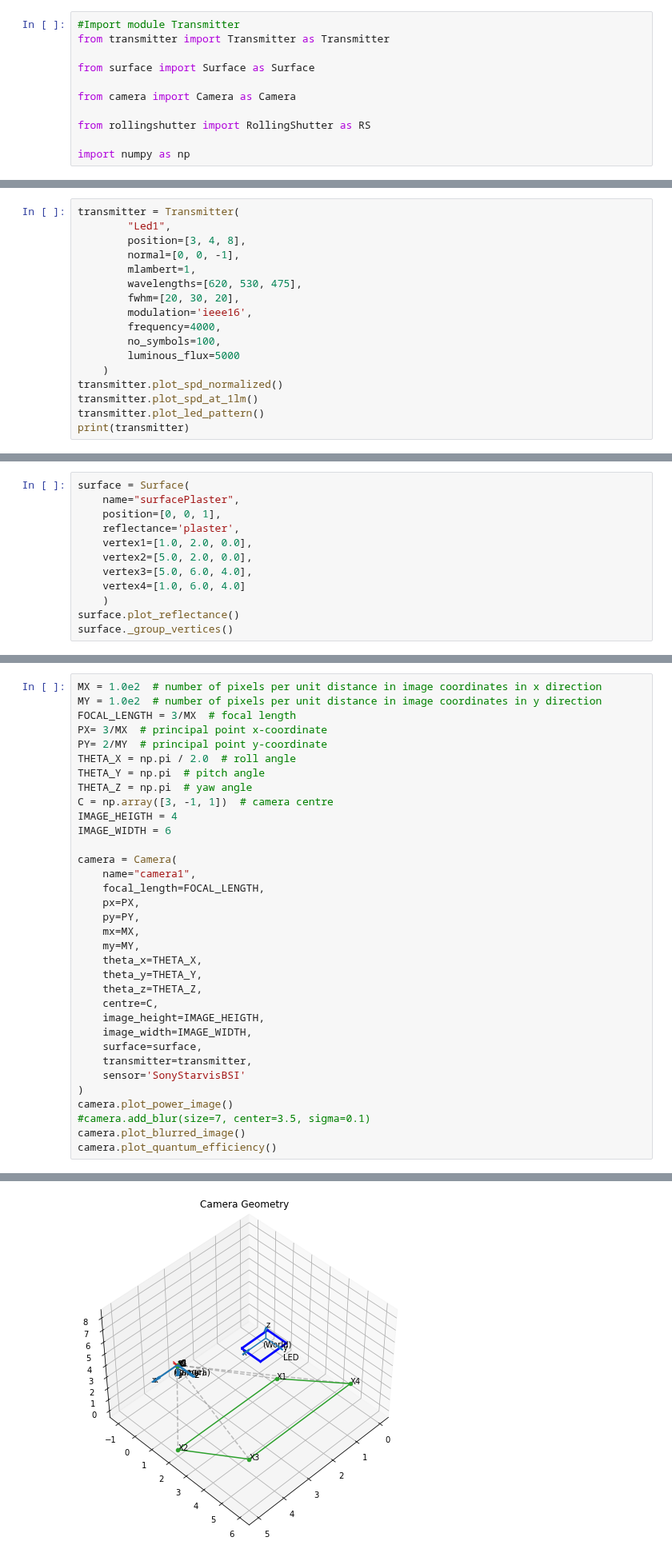
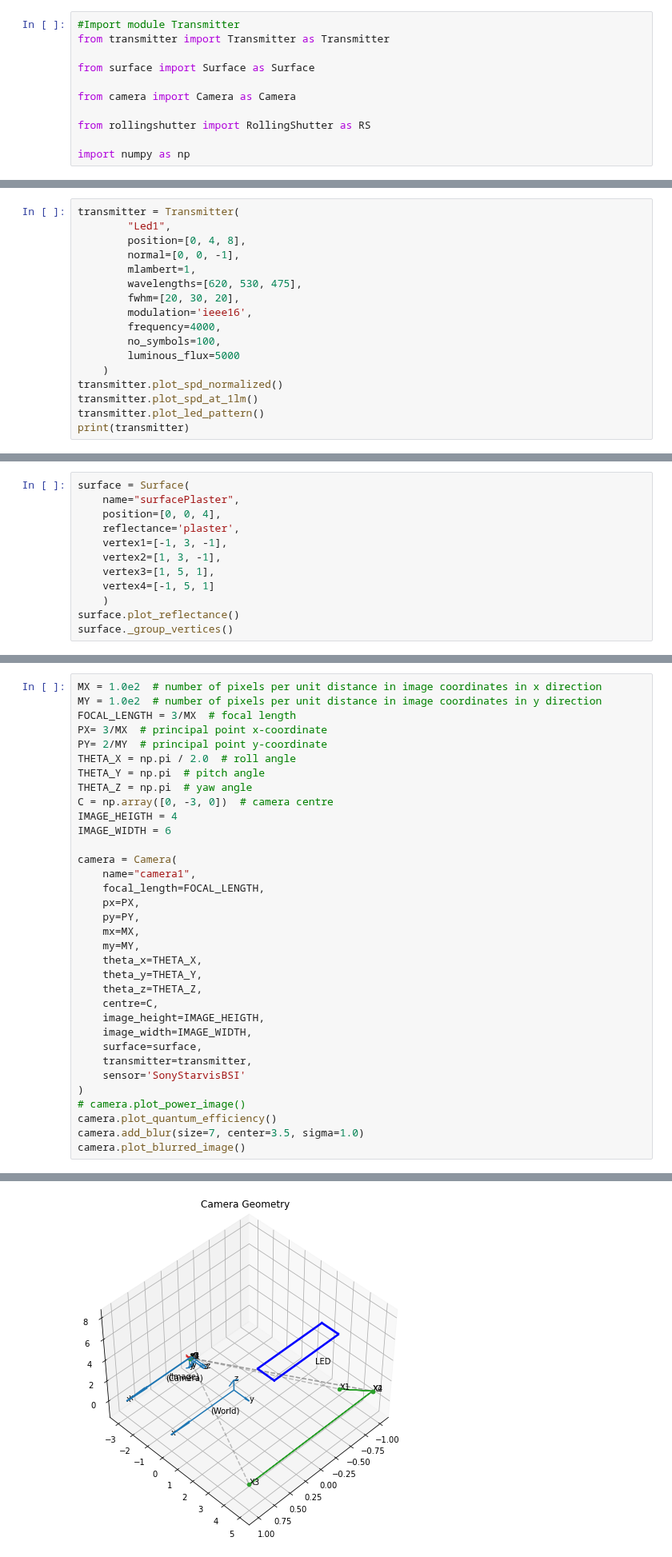
Before and after one commit to jufgutierrezgo/rs-vlc-model, a Jupyter notebook: rs-vlc-simulation.ipynb, the cells around one changed output, grey strips where cells are left out. Shown at 80% size. Cells and saved outputs as stored; diff of their text form.

```diff
--- a/rs-vlc-simulation.ipynb
+++ b/rs-vlc-simulation.ipynb
@@ -18,7 +18,7 @@ The trasmitter is defined as a Trasmitter type object from eight input parameter
 # %%
 transmitter = Transmitter(
         "Led1",
-        position=[3, 4, 8],
+        position=[0, 4, 8],
         normal=[0, 0, -1],
         mlambert=1,
         wavelengths=[620, 530, 475],
@@ -57,12 +57,12 @@ The surface is defined from eight imputs parametes
 # %%
 surface = Surface(
     name="surfacePlaster",
-    position=[0, 0, 1],
+    position=[0, 0, 4],
     reflectance='plaster',
-    vertex1=[1.0, 2.0, 0.0],
-    vertex2=[5.0, 2.0, 0.0],
-    vertex3=[5.0, 6.0, 4.0],
-    vertex4=[1.0, 6.0, 4.0]
+    vertex1=[-1, 3, -1],
+    vertex2=[1, 3, -1],
+    vertex3=[1, 5, 1],
+    vertex4=[-1, 5, 1]
     )
 surface.plot_reflectance()
 surface._group_vertices()
@@ -79,7 +79,7 @@ PY= 2/MY  # principal point y-coordinate
 THETA_X = np.pi / 2.0  # roll angle
 THETA_Y = np.pi  # pitch angle
 THETA_Z = np.pi  # yaw angle
-C = np.array([3, -1, 1])  # camera centre
+C = np.array([0, -3, 0])  # camera centre
 IMAGE_HEIGTH = 4
 IMAGE_WIDTH = 6
 
@@ -100,10 +100,10 @@ camera = Camera(
     transmitter=transmitter,
     sensor='SonyStarvisBSI'
 )
-camera.plot_power_image()
-#camera.add_blur(size=7, center=3.5, sigma=0.1)
+# camera.plot_power_image()
+camera.plot_quantum_efficiency()
+camera.add_blur(size=7, center=3.5, sigma=1.0)
 camera.plot_blurred_image()
-camera.plot_quantum_efficiency()
 # %% [output]
 Projecting surface onto the image plane...
 Calibration matrix (K):
@@ -123 +123 @@ Projection matrix (P):
-[figure, old version]
+[figure, new version]
```
Also changed, not shown: parts of 8 cells of this notebook, 1 other file.
